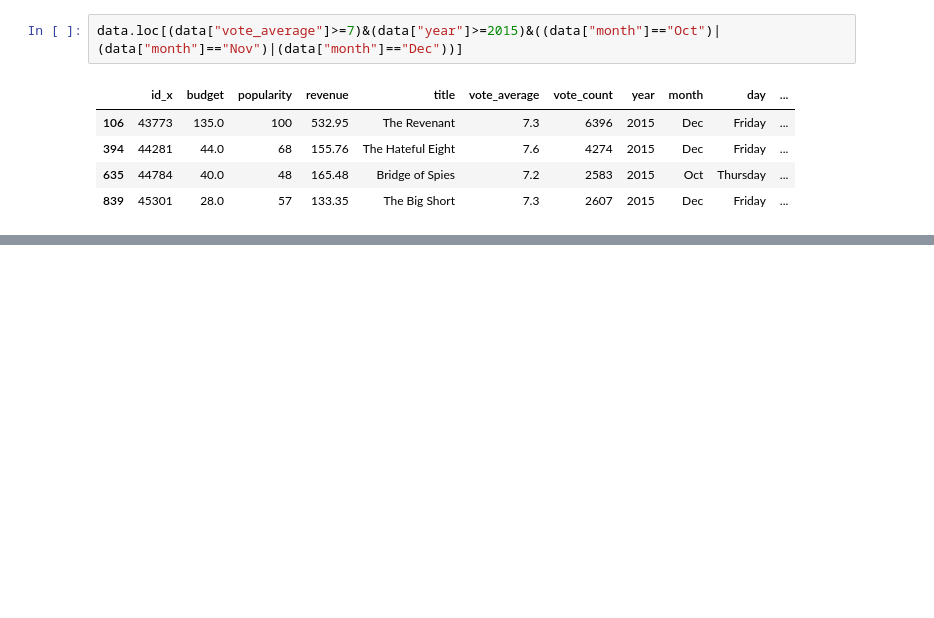
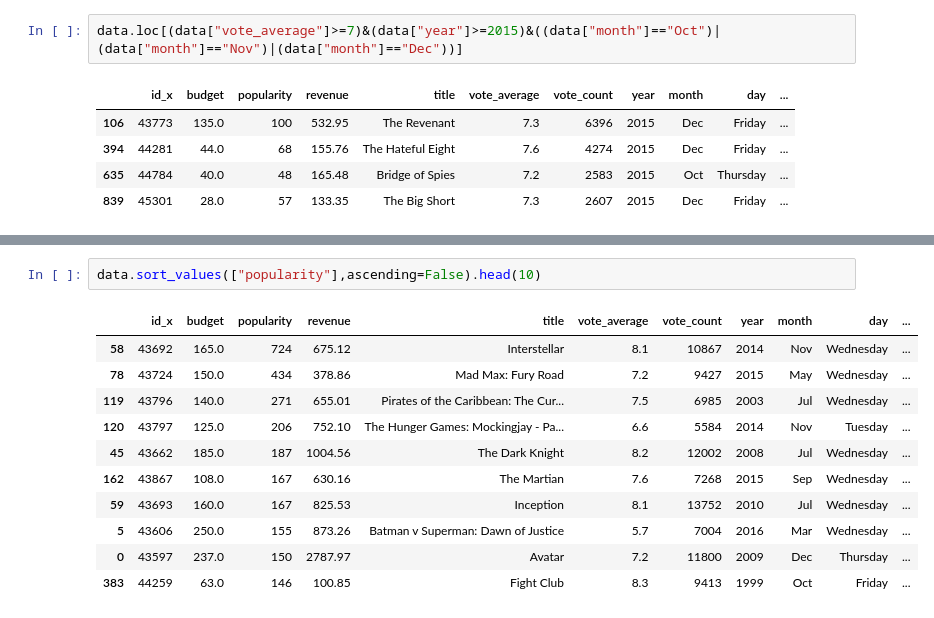
Before and after one commit to jeeet0700/Python_Advance, a Jupyter notebook: Pandas_4.ipynb, the cells around one changed output, grey strips where cells are left out. Saved outputs shown, nothing was run; the diff lists cells and outputs as text; blank space fills up the shorter version.

```diff
--- a/Pandas_4.ipynb
+++ b/Pandas_4.ipynb
@@ -296,0 +344,14 @@ data.loc[(data["vote_average"]>=7)&(data["year"]>=2015)&((data["month"]=="Oct")|
+# %%
+data.sort_values(["popularity"],ascending=False).head(10)
+# %% [output]
+|  | id_x | budget | popularity | revenue | title | vote_average | vote_count | year | month | day | ... |
+| 58 | 43692 | 165.0 | 724 | 675.12 | Interstellar | 8.1 | 10867 | 2014 | Nov | Wednesday | ... |
+| 78 | 43724 | 150.0 | 434 | 378.86 | Mad Max: Fury Road | 7.2 | 9427 | 2015 | May | Wednesday | ... |
+| 119 | 43796 | 140.0 | 271 | 655.01 | Pirates of the Caribbean: The Cur... | 7.5 | 6985 | 2003 | Jul | Wednesday | ... |
+| 120 | 43797 | 125.0 | 206 | 752.10 | The Hunger Games: Mockingjay - Pa... | 6.6 | 5584 | 2014 | Nov | Tuesday | ... |
+| 45 | 43662 | 185.0 | 187 | 1004.56 | The Dark Knight | 8.2 | 12002 | 2008 | Jul | Wednesday | ... |
+| 162 | 43867 | 108.0 | 167 | 630.16 | The Martian | 7.6 | 7268 | 2015 | Sep | Wednesday | ... |
+| 59 | 43693 | 160.0 | 167 | 825.53 | Inception | 8.1 | 13752 | 2010 | Jul | Wednesday | ... |
+| 5 | 43606 | 250.0 | 155 | 873.26 | Batman v Superman: Dawn of Justice | 5.7 | 7004 | 2016 | Mar | Wednesday | ... |
+| 0 | 43597 | 237.0 | 150 | 2787.97 | Avatar | 7.2 | 11800 | 2009 | Dec | Thursday | ... |
+| 383 | 44259 | 63.0 | 146 | 100.85 | Fight Club | 8.3 | 9413 | 1999 | Oct | Friday | ... |
```
Also changed, not shown: parts of 12 cells of this notebook.
